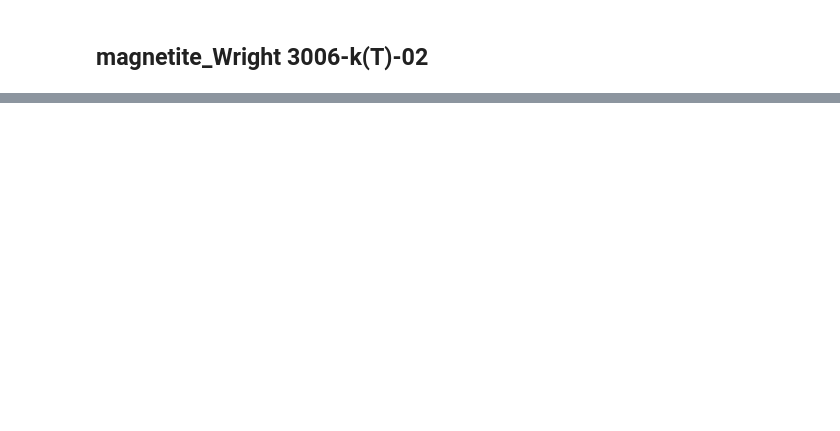
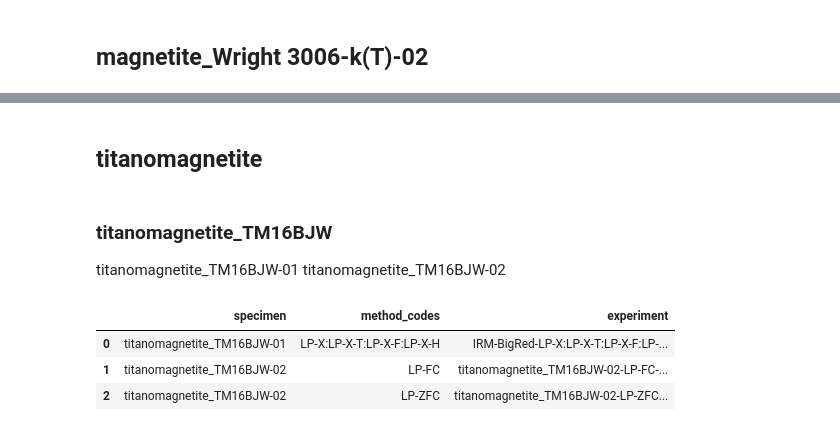
Before and after one commit to PmagPy/RockmagPy-notebooks, a Jupyter notebook: RMB_notebooks/RMB_titanomagnetite.ipynb, the cells around one changed output, grey strips where cells are left out. Cells and saved outputs as stored; diff of their text form; code cells hidden in the pictures; blank space fills up the shorter version.

Commit message:
progress to include a titanomagnetite example

```diff
--- a/RMB_notebooks/RMB_titanomagnetite.ipynb
+++ b/RMB_notebooks/RMB_titanomagnetite.ipynb
@@ -131,3 +155,19 @@ selected_experiment.head()
 | 2 | This study | IRM-KappaF-LP-X-T-3412 | IRM-OldBlue | 303.1 | magnetite_Wright 3006-k(T)-02-IRM... | LP-X-T | g | 724 | ... |
 | 3 | This study | IRM-KappaF-LP-X-T-3412 | IRM-OldBlue | 310.6 | magnetite_Wright 3006-k(T)-02-IRM... | LP-X-T | g | 724 | ... |
 | 4 | This study | IRM-KappaF-LP-X-T-3412 | IRM-OldBlue | 318.9 | magnetite_Wright 3006-k(T)-02-IRM... | LP-X-T | g | 724 | ... |
+# %% [markdown]
+## titanomagnetite
+# %% [markdown]
+### titanomagnetite_TM16BJW
+titanomagnetite_TM16BJW-01
+titanomagnetite_TM16BJW-02
+# %%
+specimens = ['titanomagnetite_TM16BJW-01', 'titanomagnetite_TM16BJW-02']
+TM16BJW_data = measurements[measurements['specimen'].isin(specimens)].reset_index(drop=True)
+TM16BJW_experiments = rmag.make_experiment_df(TM16BJW_data)
+TM16BJW_experiments
+# %% [output]
+|  | specimen | method_codes | experiment |
+| 0 | titanomagnetite_TM16BJW-01 | LP-X:LP-X-T:LP-X-F:LP-X-H | IRM-BigRed-LP-X:LP-X-T:LP-X-F:LP-... |
+| 1 | titanomagnetite_TM16BJW-02 | LP-FC | titanomagnetite_TM16BJW-02-LP-FC-... |
+| 2 | titanomagnetite_TM16BJW-02 | LP-ZFC | titanomagnetite_TM16BJW-02-LP-ZFC... |
```
Also changed, not shown: parts of 8 cells of this notebook.
